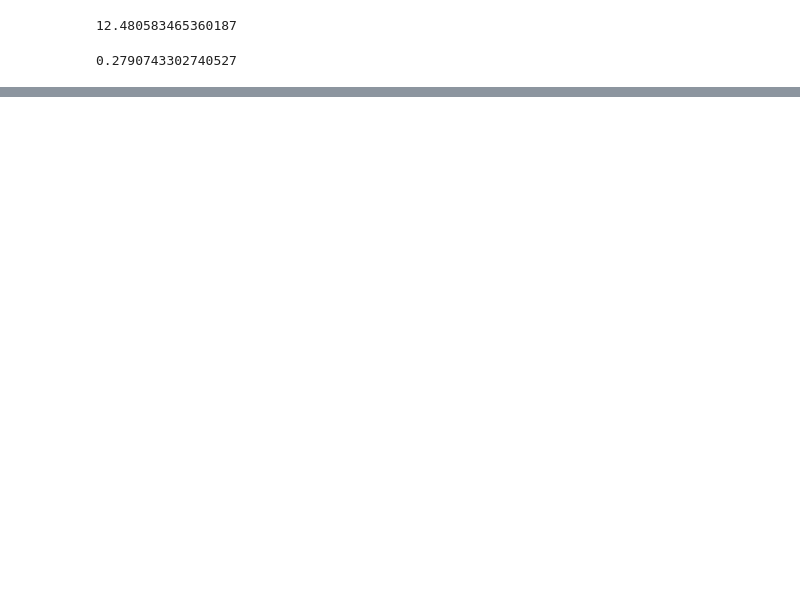
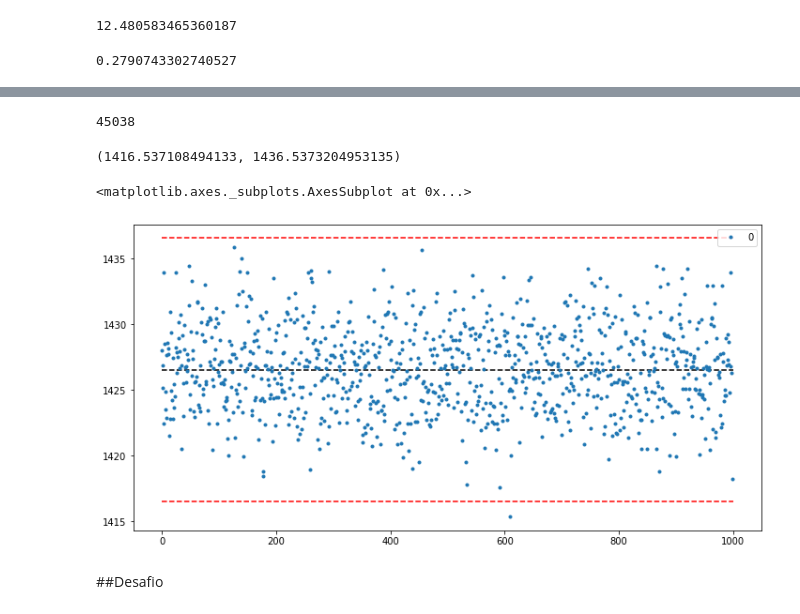
Before and after one commit to andrade-lcs/Data_Science_alura, a Jupyter notebook: alura_estatistica_probabilidade.ipynb, the cells around one changed output, grey strips where cells are left out. Drawn from its saved outputs; the diff is of its cells as text; code cells hidden in the pictures; blank space fills up the shorter version.

```diff
--- a/alura_estatistica_probabilidade.ipynb
+++ b/alura_estatistica_probabilidade.ipynb
@@ -473,0 +625,20 @@ dados.Idade.std()/np.sqrt(n)
+# %%
+ N = '' #tamanho da população
+significancia = 1 - confianca
+confianca = 0.95
+alpha = alpha = confianca/2+0.5
+z = norm.ppf(alpha) #variavel normal padronizada
+sigma = renda_5mil.std() #desvio padrão populacional
+media = renda_5mil.mean()
+s = '' #desvio padrão amostral
+e = 10 #erro diferencial
+# %%
+n = int((z * (sigma / e)) ** 2)
+n
+# %% [output]
+45038
+# %%
+intervalo = norm.interval(alpha = confianca, loc = media, scale = sigma/np.sqrt(n))
+intervalo
+# %% [output]
+(1416.537108494133, 1436.5373204953135)
@@ -473,0 +647,17 @@ dados.Idade.std()/np.sqrt(n)
+# %%
+tamanho_simulacao = 1000
+
+medias = [renda_5mil.sample(n = n).mean() for i in range(1 , tamanho_simulacao)]
+medias = pd.DataFrame(medias)
+# %%
+ax = medias.plot(style = '.')
+ax.figure.set_size_inches(12,6)
+ax.hlines(y= media, xmin=0, xmax=tamanho_simulacao, color='black', linestyles='dashed')
+ax.hlines(y= intervalo[0], xmin=0, xmax=tamanho_simulacao, color='red', linestyles='dashed')
+ax.hlines(y= intervalo[1], xmin=0, xmax=tamanho_simulacao, color='red', linestyles='dashed')
+ax
+# %% [output]
+<matplotlib.axes._subplots.AxesSubplot at 0x...>
+[figure, added]
+# %% [markdown]
+##Desafio
```
Also changed, not shown: parts of 52 cells of this notebook.
